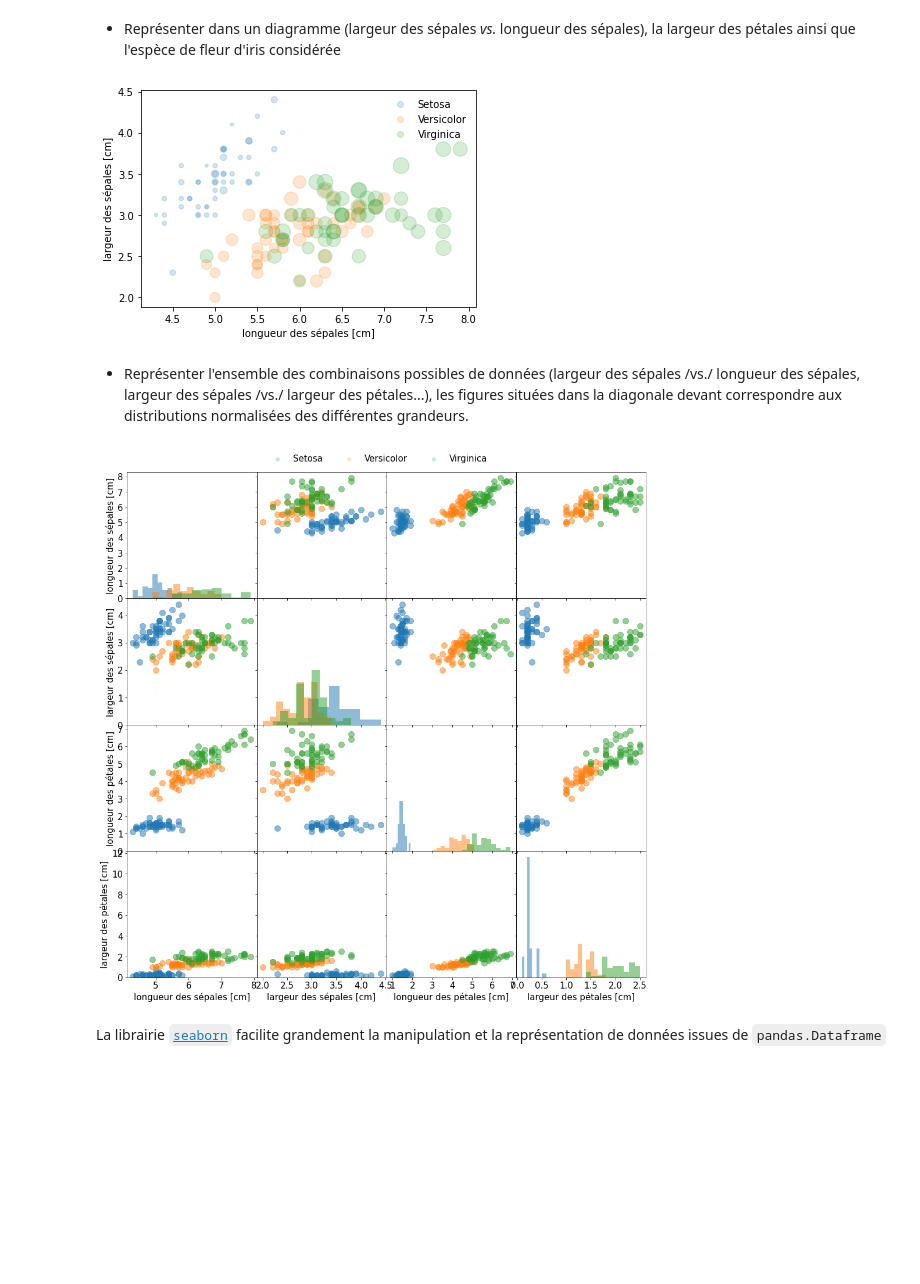
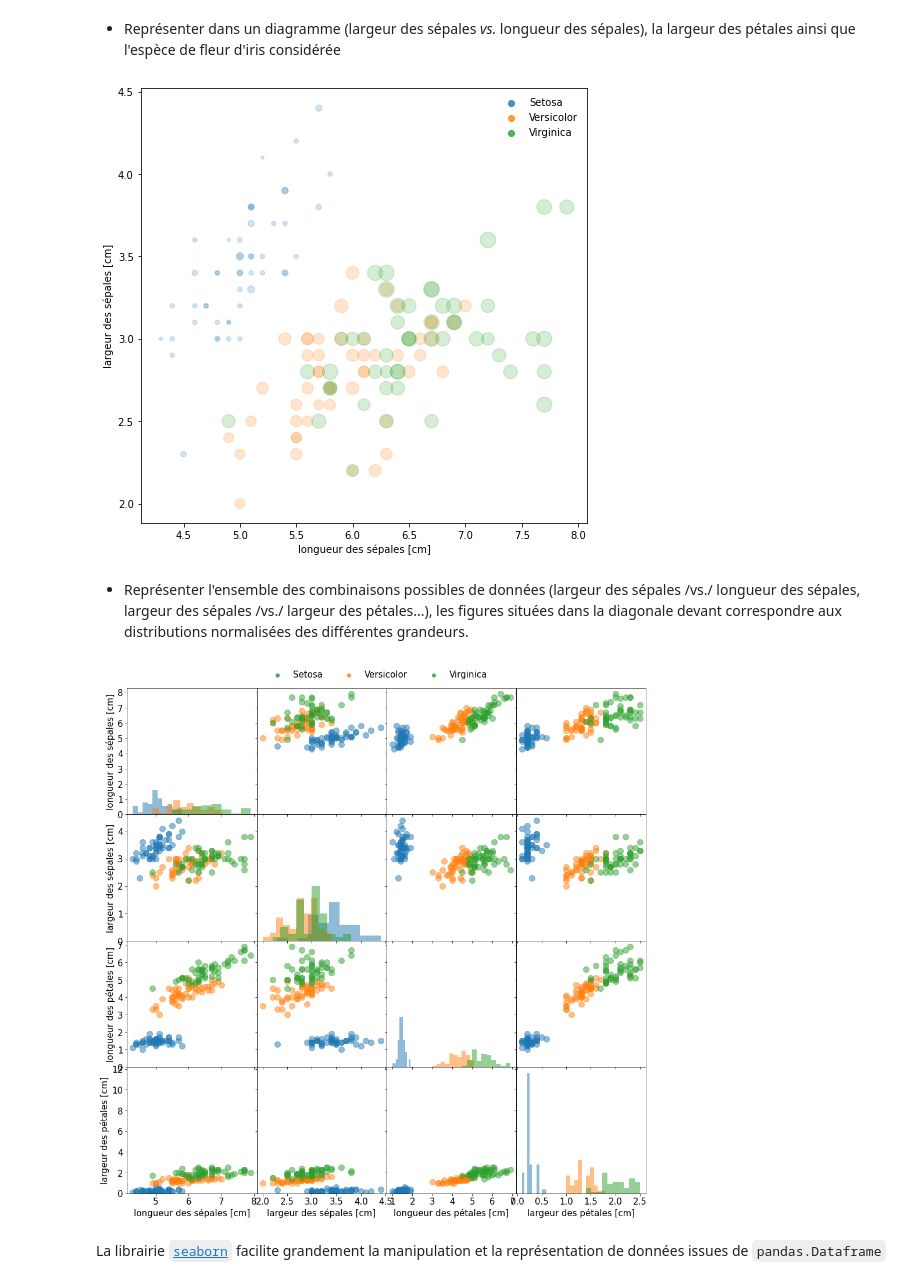
Before and after one commit to xgarrido/master_python_teaching, a Jupyter notebook: td/04_td_pandas.ipynb, the cells around one changed output. Saved outputs shown, nothing was run; the diff lists cells and outputs as text; code cells hidden in the pictures; blank space fills up the shorter version.

Commit message:
Update seaborn plot

```diff
--- a/td/04_td_pandas.ipynb
+++ b/td/04_td_pandas.ipynb
@@ -201,14 +201,14 @@ for xlabel, data in labels.items():
 # %%
 plt.scatter(df.sepal_length, df.sepal_width, s=100 * df.petal_width, c=df["colors"], alpha=0.2)
 plt.xlabel("longueur des sépales [cm]")
 plt.ylabel("largeur des sépales [cm]")
 
 # Création d'une légende à partir d'un scatter plot vide
 for i, v in enumerate(df.variety.unique()):
-    plt.scatter([], [], c="C{}".format(i), alpha=0.2, label=v)
+    plt.scatter([], [], c="C{}".format(i), alpha=0.8, label=v)
 plt.legend();
 # %% [output]
-[figure, old version]
+[figure, new version]
 # %% [markdown]
 - Représenter l'ensemble des combinaisons possibles de données (largeur des sépales /vs./ longueur
   des sépales, largeur des sépales /vs./ largeur des pétales...), les figures situées dans la
@@ -240,12 +240,12 @@ with plt.rc_context({"font.size": 15}):
 
     # Création d'une légende à partir d'un scatter plot vide
     for i, v in enumerate(df.variety.unique()):
-        plt.scatter([], [], c="C{}".format(i), alpha=0.2, label=v)
+        plt.scatter([], [], c="C{}".format(i), alpha=0.8, label=v)
     fig.legend(bbox_to_anchor=(0.5, 0.9), loc="center", ncol=len(df.variety.unique()))
     fig.subplots_adjust(wspace=0, hspace=0)
 plt.show()
 # %% [output]
-[figure, old version]
+[figure, new version]
 # %% [markdown]
 La librairie [`seaborn`](https://seaborn.pydata.org/examples/scatterplot_matrix.html) facilite grandement la manipulation et la représentation de données issues de `pandas.Dataframe`
 # %%
```
Also changed, not shown: parts of 2 cells of this notebook.
